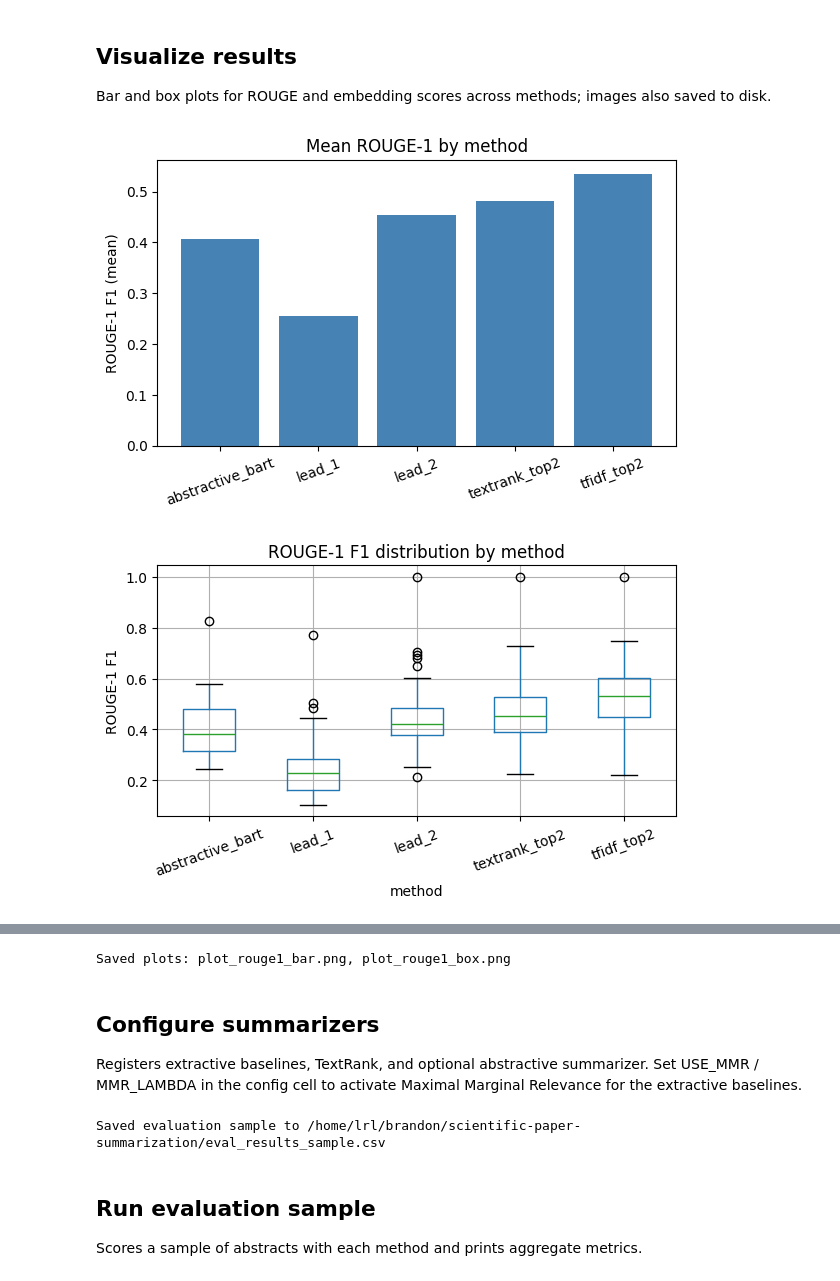
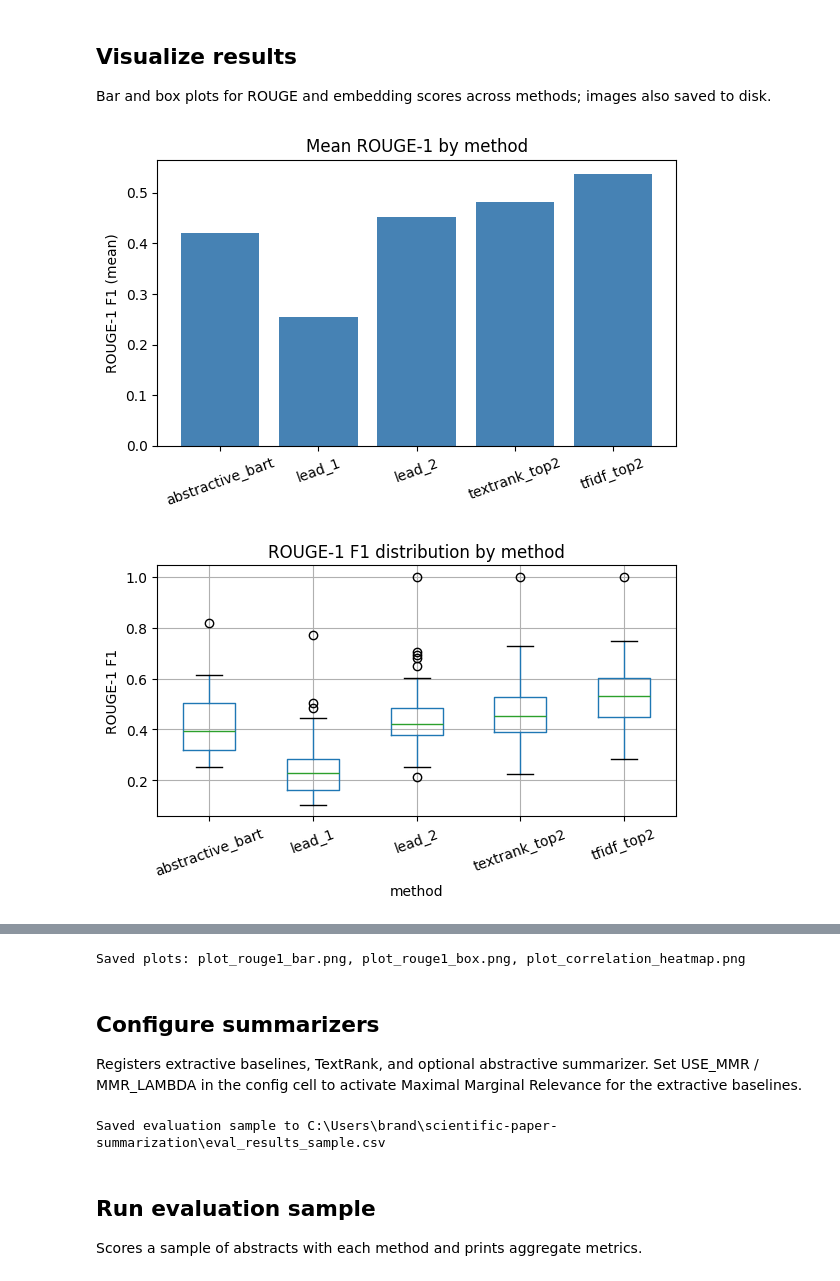
Before and after one commit to BrandonTroy/scientific-paper-summarization, a Jupyter notebook: summarization.ipynb, the cells around one changed output, grey strips where cells are left out. Cells and saved outputs as stored; diff of their text form; code cells hidden in the pictures.

```diff
--- a/summarization.ipynb
+++ b/summarization.ipynb
@@ -246,7 +246,9 @@ def abstractive_summary(
     if summarizer is None:
         return ""
     result = summarizer(text, min_length=min_length, max_length=max_length)
-    return result[0]["summary_text"] if result else ""
+    summary = result[0]["summary_text"] if result else ""
+    # Remove space before punctuation
+    return re.sub(r'\s+([.,!?;:])', r'\1', summary)
 # %% [markdown]
 ## Configuration
 Paths, sampling knobs, flags for embeddings/abstractive models, and dataset settings.
@@ -477,31 +479,43 @@ lead_1                0.255      0.247      0.255             0.654
 Bar and box plots for ROUGE and embedding scores across methods; images also saved to disk.
 # %%
 import matplotlib.pyplot as plt
+import seaborn as sns
 
 agg = results_df.groupby('method')[['rouge1_f1', 'rouge2_f1', 'rougeL_f1', 'embedding_cosine']].mean().reset_index()
 
 # Bar plot of mean ROUGE-1 F1
 fig1, ax1 = plt.subplots(figsize=(6, 4))
 ax1.bar(agg['method'], agg['rouge1_f1'], color='steelblue')
 ax1.set_ylabel('ROUGE-1 F1 (mean)')
 ax1.set_title('Mean ROUGE-1 by method')
 plt.xticks(rotation=20)
 plt.tight_layout()
 fig1.savefig('plot_rouge1_bar.png', dpi=150)
 plt.show()
 
 # Box plot of ROUGE-1 F1 distribution
 fig2, ax2 = plt.subplots(figsize=(6, 4))
 results_df.boxplot(column='rouge1_f1', by='method', ax=ax2)
 ax2.set_title('ROUGE-1 F1 distribution by method')
 ax2.set_ylabel('ROUGE-1 F1')
 plt.suptitle('')
 plt.xticks(rotation=20)
 plt.tight_layout()
 fig2.savefig('plot_rouge1_box.png', dpi=150)
 plt.show()
 
-print('Saved plots: plot_rouge1_bar.png, plot_rouge1_box.png')
+# Correlation matrix heatmap
+corr = results_df[["rouge1_f1","rouge2_f1","rougeL_f1","embedding_cosine","compression_ratio"]].corr()
+fig3, ax3 = plt.subplots(figsize=(6,5))
+sns.heatmap(corr, annot=True, cmap="coolwarm", ax=ax3)
+ax3.set_title("Metric Correlation Matrix")
+plt.xticks(rotation=45, ha='right')
+ax3.set_xticklabels(ax3.get_xticklabels(), ha='right')
+plt.tight_layout()
+fig3.savefig('plot_correlation_heatmap.png', dpi=150)
+plt.show()
+
+print('Saved plots: plot_rouge1_bar.png, plot_rouge1_box.png, plot_correlation_heatmap.png')
 # %% [output]
-[figure, old version]
+[figure, new version]
-[figure, old version]
+[figure, new version]
@@ -508,4 +523,4 @@ print('Saved plots: plot_rouge1_bar.png, plot_rouge1_box.png')
-Saved plots: plot_rouge1_bar.png, plot_rouge1_box.png
+Saved plots: plot_rouge1_bar.png, plot_rouge1_box.png, plot_correlation_heatmap.png
 # %% [markdown]
 ## Configure summarizers
 Registers extractive baselines, TextRank, and optional abstractive summarizer.
@@ -515,7 +530,7 @@ Set USE_MMR / MMR_LAMBDA in the config cell to activate Maximal Marginal Relevan
 results_df.to_csv(RESULTS_PATH, index=False)
 print(f"Saved evaluation sample to {RESULTS_PATH.resolve()}")
 # %% [output]
-Saved evaluation sample to /home/lrl/brandon/scientific-paper-summarization/eval_results_sample.csv
+Saved evaluation sample to C:\Users\brand\scientific-paper-summarization\eval_results_sample.csv
 # %% [markdown]
 ## Run evaluation sample
 Scores a sample of abstracts with each method and prints aggregate metrics.
```
Also changed, not shown: parts of 6 cells of this notebook, 7 other files.
